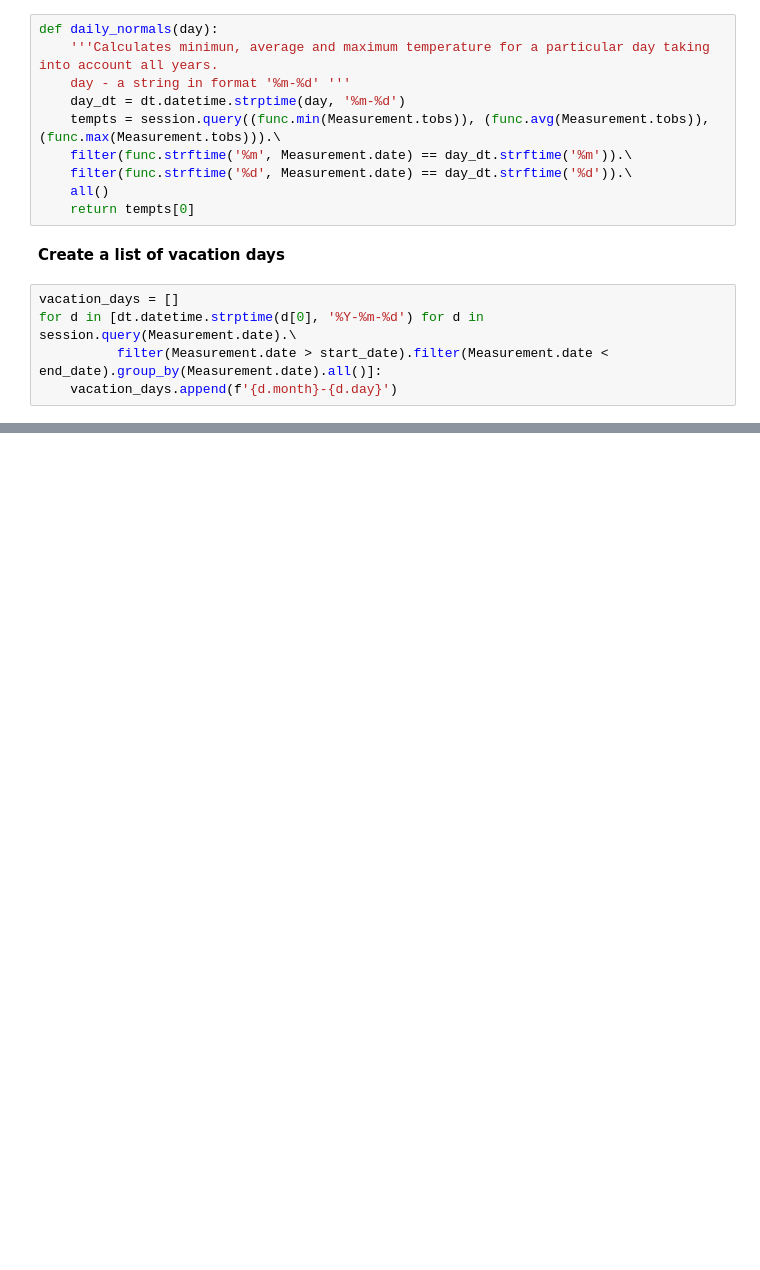
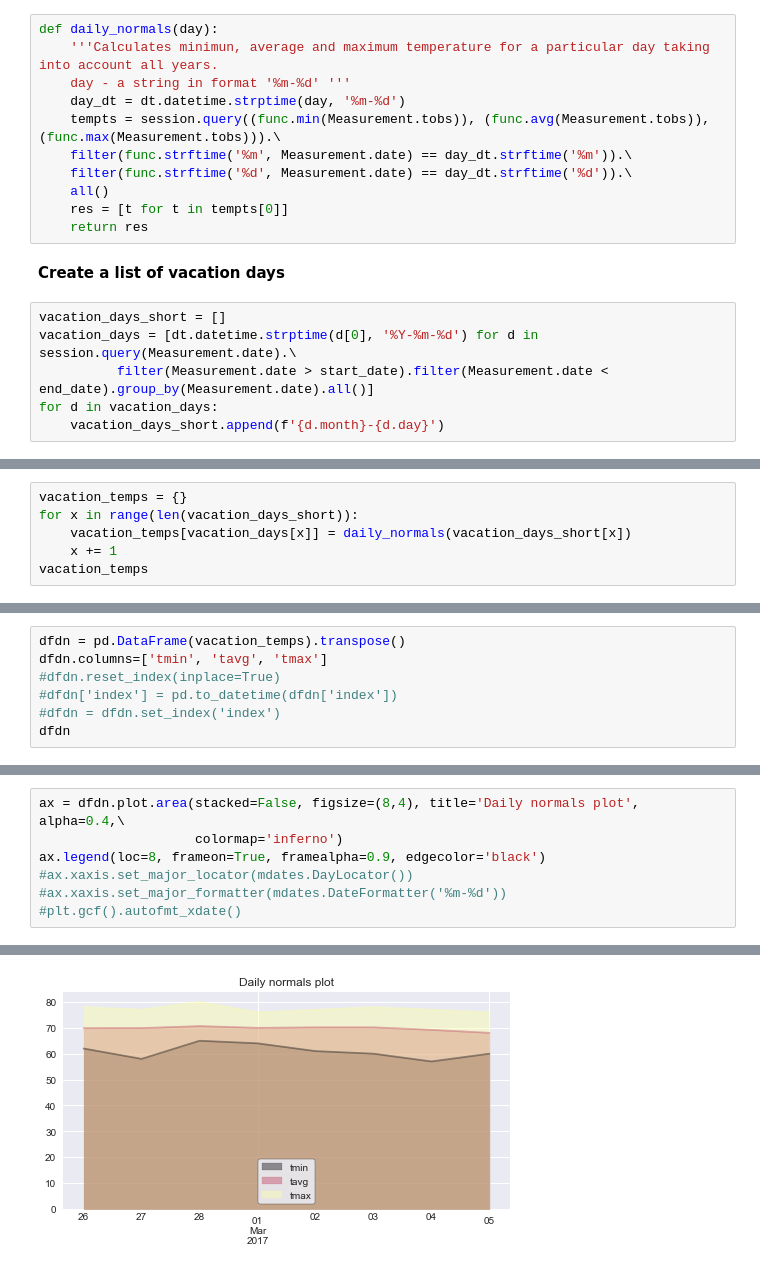
Before and after one commit to sonyasha/climate_analysis_api, a Jupyter notebook: Notebooks/climate_analysis.ipynb, the cells around one changed output, grey strips where cells are left out. Saved outputs shown, nothing was run; the diff lists cells and outputs as text; blank space fills up the shorter version.

```diff
--- a/Notebooks/climate_analysis.ipynb
+++ b/Notebooks/climate_analysis.ipynb
@@ -231,11 +228,13 @@ def daily_normals(day):
     filter(func.strftime('%m', Measurement.date) == day_dt.strftime('%m')).\
     filter(func.strftime('%d', Measurement.date) == day_dt.strftime('%d')).\
     all()
-    return tempts[0]
+    res = [t for t in tempts[0]]
+    return res
 # %% [markdown]
 **Create a list of vacation days**
 # %%
-vacation_days = []
-for d in [dt.datetime.strptime(d[0], '%Y-%m-%d') for d in session.query(Measurement.date).\
-          filter(Measurement.date > start_date).filter(Measurement.date < end_date).group_by(Measurement.date).all()]:
-    vacation_days.append(f'{d.month}-{d.day}')
+vacation_days_short = []
+vacation_days = [dt.datetime.strptime(d[0], '%Y-%m-%d') for d in session.query(Measurement.date).\
+          filter(Measurement.date > start_date).filter(Measurement.date < end_date).group_by(Measurement.date).all()]
+for d in vacation_days:
+    vacation_days_short.append(f'{d.month}-{d.day}')
@@ -271,0 +247,6 @@ vacation_temps
+# %%
+vacation_temps = {}
+for x in range(len(vacation_days_short)):
+    vacation_temps[vacation_days[x]] = daily_normals(vacation_days_short[x])
+    x += 1
+vacation_temps
@@ -271,0 +264,7 @@ vacation_temps
+# %%
+dfdn = pd.DataFrame(vacation_temps).transpose()
+dfdn.columns=['tmin', 'tavg', 'tmax']
+#dfdn.reset_index(inplace=True)
+#dfdn['index'] = pd.to_datetime(dfdn['index'])
+#dfdn = dfdn.set_index('index')
+dfdn
@@ -271,0 +281,8 @@ vacation_temps
+# %%
+ax = dfdn.plot.area(stacked=False, figsize=(8,4), title='Daily normals plot', alpha=0.4,\
+                    colormap='inferno')
+ax.legend(loc=8, frameon=True, framealpha=0.9, edgecolor='black')
+#ax.xaxis.set_major_locator(mdates.DayLocator())
+#ax.xaxis.set_major_formatter(mdates.DateFormatter('%m-%d'))
+#plt.gcf().autofmt_xdate()
+# %% [output]
@@ -271,0 +290 @@ vacation_temps
+[figure, added]
```
Also changed, not shown: parts of 16 cells of this notebook.
